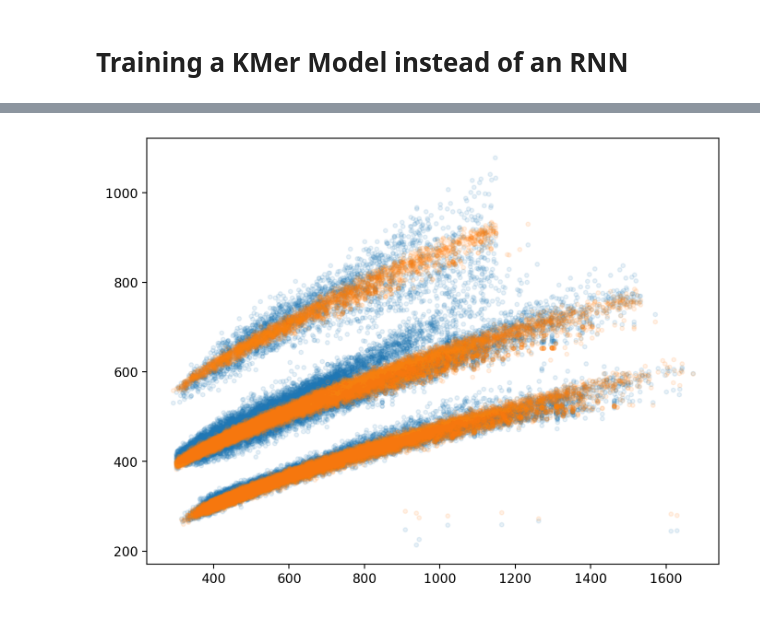
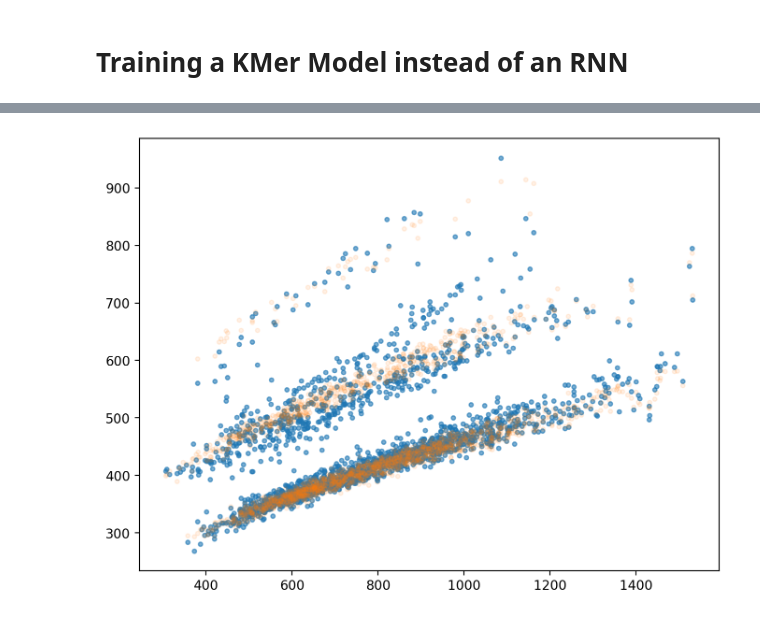
Before and after one commit to theGreatHerrLebert/ionmob, a Jupyter notebook: notebook/TrainKMerModel.ipynb, the cells around one changed output, grey strips where cells are left out. Drawn from its saved outputs; the diff is of its cells as text; code cells hidden in the pictures.

```diff
--- a/notebook/TrainKMerModel.ipynb
+++ b/notebook/TrainKMerModel.ipynb
@@ -23,13 +23,12 @@ from ionmob.preprocess.tokenization import get_index_dict, get_occurring_kmers,
 gpus = tf.config.experimental.list_physical_devices('GPU')
 # %%
 # read the data
-meier = pd.read_parquet('../../notebook/data/unimod/Meier_unimod.parquet')
-tenzer = pd.read_parquet('../../notebook/data/unimod/Tenzer_unique_unimod.parquet')
-tenzer_phospho = pd.read_parquet('../../notebook/data/unimod/Tenzer-phospho-train_unimod.parquet')
-chang = pd.read_parquet('../../notebook/data/unimod/Chang_unique_unimod.parquet')
+tenzer = pd.read_parquet('../data/Tenzer_unimod.parquet')
+tenzer_phospho = pd.read_parquet('../data/Tenzer-phospho-train_unique_unimod.parquet')
+phos_test = pd.read_parquet('../data/Tenzer-phospho-valid_unique_unimod.parquet')
 
 # concatenate
-t = pd.concat([meier, tenzer, tenzer_phospho, chang])
+t = pd.concat([tenzer, tenzer_phospho, phos_test])
 # %%
 # the idea ist to first create a vocabulary of all occuring k-mers and then to create vector of k-mer counts
 all_pairs = get_occurring_kmers(t)
@@ -62,8 +60,8 @@ chang['tuple-counts'] = create_count_vectors(chang, index_dict)
 # %%
 phos_train, phos_valid, phos_test = split_dataset(tenzer_phospho)
-train = pd.concat([meier, phos_train])
-valid = pd.concat([tenzer, phos_valid])
-test = pd.concat([chang, phos_test])
+train = pd.concat([tenzer, phos_train])
+valid = phos_valid
+test = phos_test
 # %%
 slopes, intercepts = get_sqrt_slopes_and_intercepts(t.mz.values, t.charge.values, t.ccs.values)
 # %%
@@ -164,8 +167,8 @@ valid['ccs_predicted'] = ccs
 # model.save('../pretrained-models/DeepTwoMerModel/', save_format='tf')
 # %%
 plt.figure(figsize=(8, 6), dpi=200)
-plt.scatter(valid.mz, valid.ccs, alpha=.1, s=10)
+plt.scatter(valid.mz, valid.ccs, alpha=.6, s=10)
 plt.scatter(valid.mz, valid.ccs_predicted, alpha=.1, s=10)
 plt.show()
 # %% [output]
-[figure, old version]
+[figure, new version]
```
Also changed, not shown: parts of 6 cells of this notebook, 7 other files.
